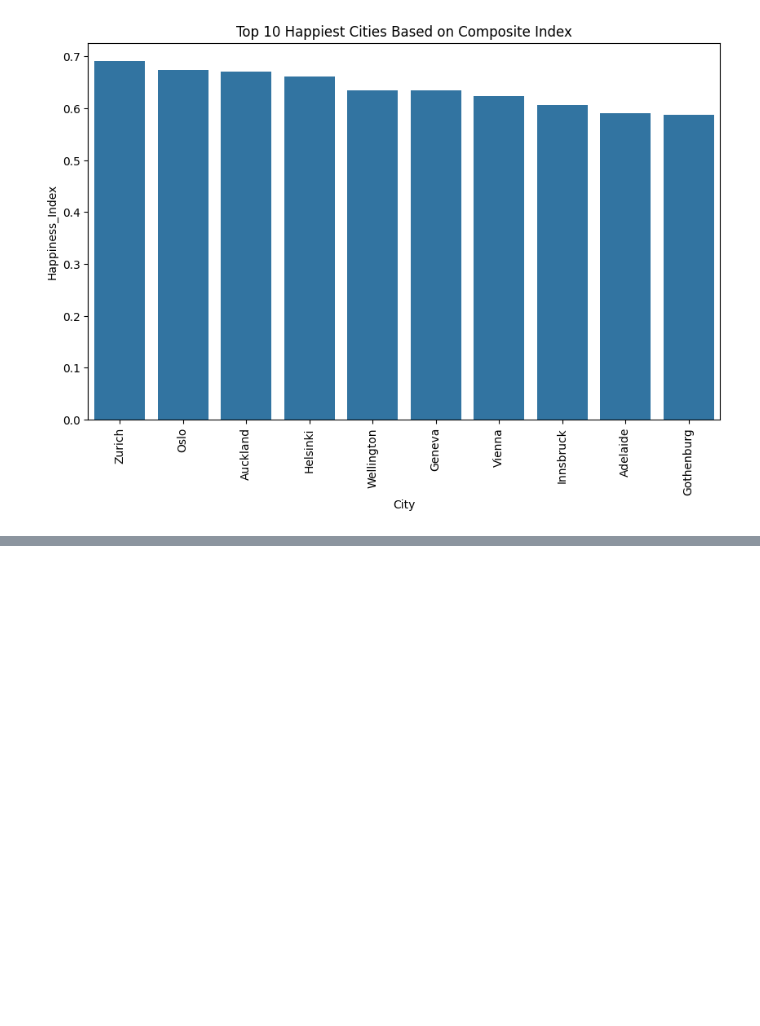
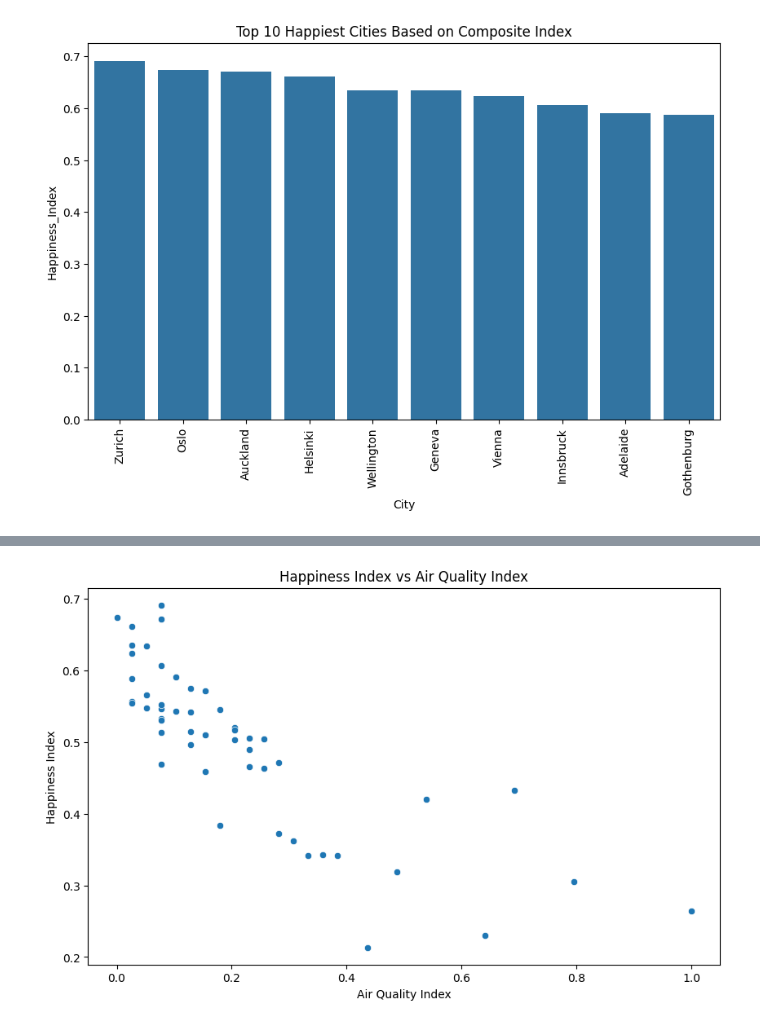
Before and after one commit to sejal-sali/data_analysis_visualisation_project, a Jupyter notebook: City_Happiness_Analysis.ipynb, the cells around one changed output, grey strips where cells are left out. Drawn from its saved outputs; the diff is of its cells as text; code cells hidden in the pictures; blank space fills up the shorter version.

```diff
--- a/City_Happiness_Analysis.ipynb
+++ b/City_Happiness_Analysis.ipynb
@@ -211,0 +255,10 @@ plt.show()
+# %%
+# Scatter plot of Happiness Index vs Air Quality Index
+plt.figure(figsize=(10, 6))
+sns.scatterplot(x='Air_Quality_Index', y='Happiness_Index', data=df)
+plt.title('Happiness Index vs Air Quality Index')
+plt.xlabel('Air Quality Index')
+plt.ylabel('Happiness Index')
+plt.show()
+# %% [output]
+[figure, added]
```
Also changed, not shown: parts of 2 cells of this notebook.
